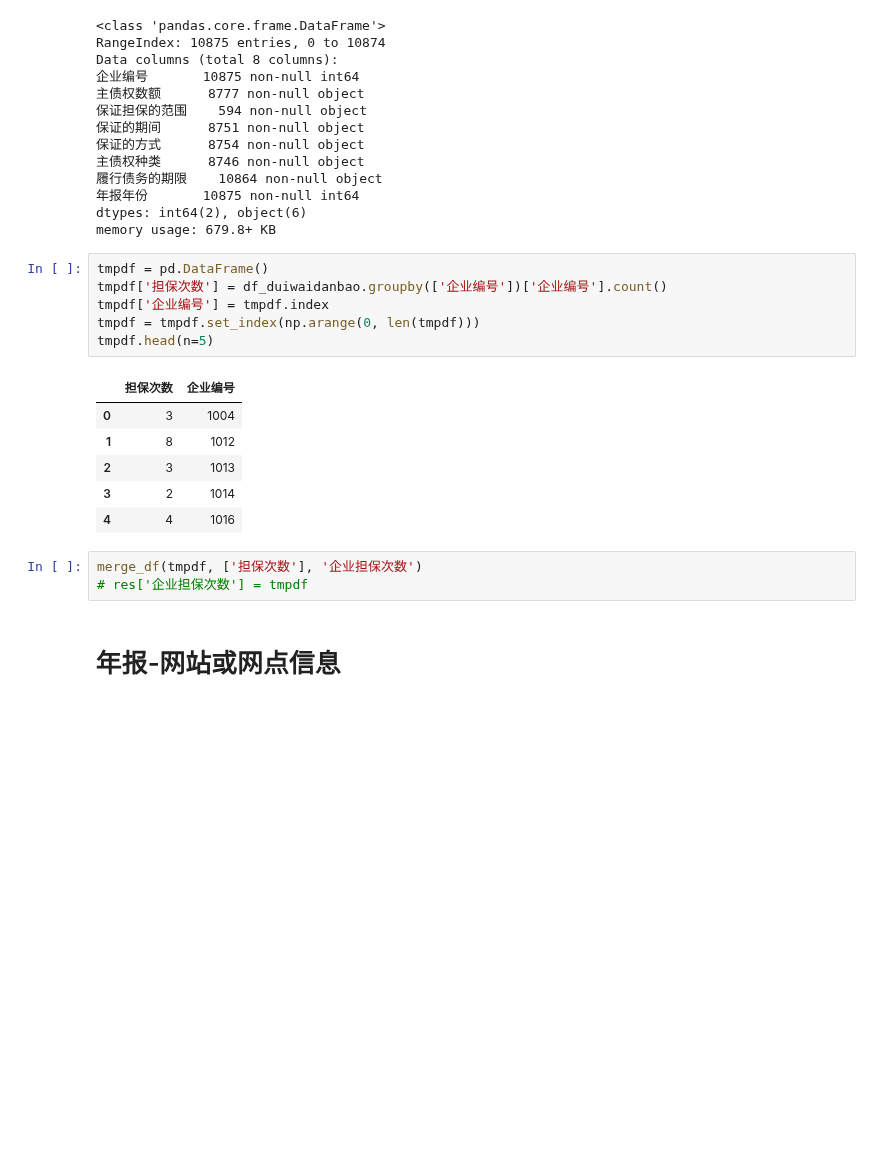
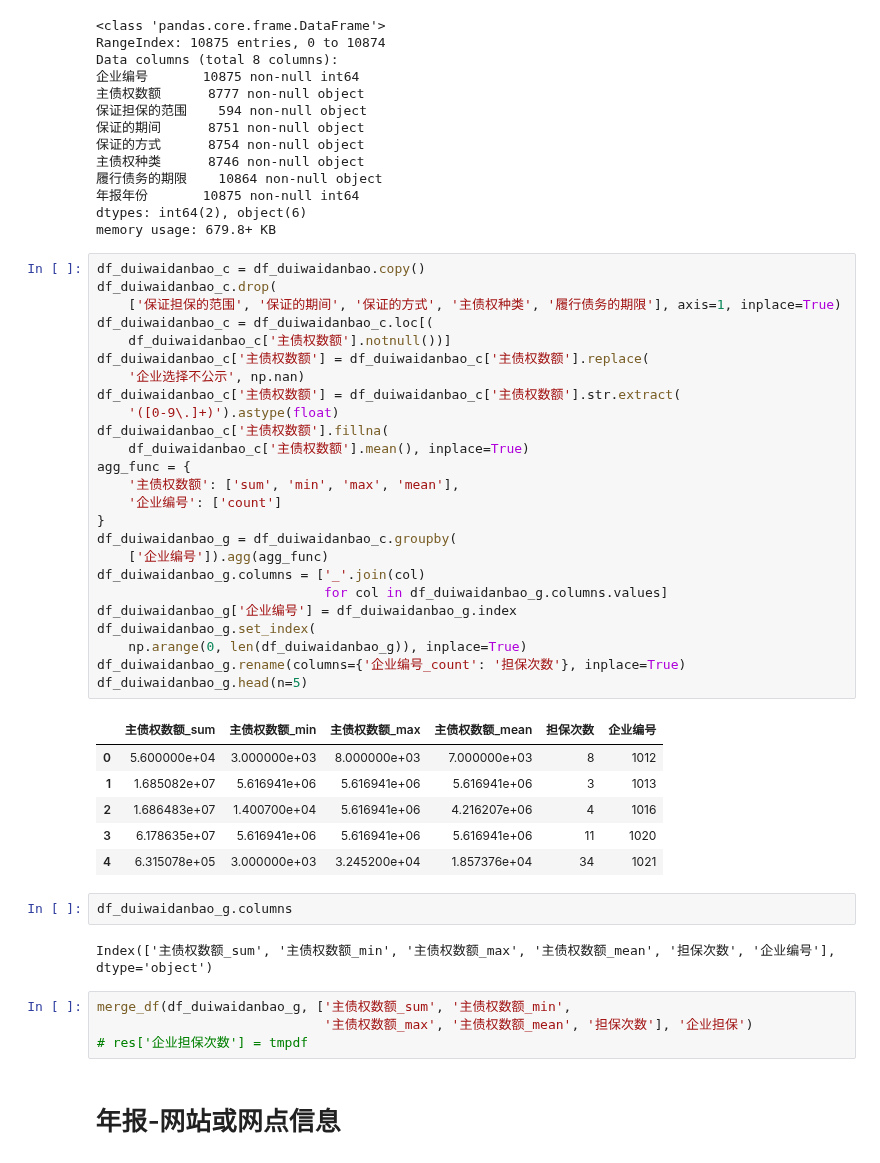
Before and after one commit to AlanConstantine/ISI-WorldCup2019, a Jupyter notebook: Code/FeatureEngineering/CombineNoFinancialData.ipynb, the cells around one changed output. Saved outputs shown, nothing was run; the diff lists cells and outputs as text; blank space fills up the shorter version.

Commit message:
Update CombineNoFinancialData

```diff
--- a/Code/FeatureEngineering/CombineNoFinancialData.ipynb
+++ b/Code/FeatureEngineering/CombineNoFinancialData.ipynb
@@ -896,21 +896,45 @@ Data columns (total 8 columns):
 年报年份       10875 non-null int64
 dtypes: int64(2), object(6)
 memory usage: 679.8+ KB
-# %%
-tmpdf = pd.DataFrame()
-tmpdf['担保次数'] = df_duiwaidanbao.groupby(['企业编号'])['企业编号'].count()
-tmpdf['企业编号'] = tmpdf.index
-tmpdf = tmpdf.set_index(np.arange(0, len(tmpdf)))
-tmpdf.head(n=5)
-# %% [output]
-|  | 担保次数 | 企业编号 |
-| 0 | 3 | 1004 |
-| 1 | 8 | 1012 |
-| 2 | 3 | 1013 |
-| 3 | 2 | 1014 |
-| 4 | 4 | 1016 |
+# %%
+df_duiwaidanbao_c = df_duiwaidanbao.copy()
+df_duiwaidanbao_c.drop(
+    ['保证担保的范围', '保证的期间', '保证的方式', '主债权种类', '履行债务的期限'], axis=1, inplace=True)
+df_duiwaidanbao_c = df_duiwaidanbao_c.loc[(
+    df_duiwaidanbao_c['主债权数额'].notnull())]
+df_duiwaidanbao_c['主债权数额'] = df_duiwaidanbao_c['主债权数额'].replace(
+    '企业选择不公示', np.nan)
+df_duiwaidanbao_c['主债权数额'] = df_duiwaidanbao_c['主债权数额'].str.extract(
+    '([0-9\.]+)').astype(float)
+df_duiwaidanbao_c['主债权数额'].fillna(
+    df_duiwaidanbao_c['主债权数额'].mean(), inplace=True)
+agg_func = {
+    '主债权数额': ['sum', 'min', 'max', 'mean'],
+    '企业编号': ['count']
+}
+df_duiwaidanbao_g = df_duiwaidanbao_c.groupby(
+    ['企业编号']).agg(agg_func)
+df_duiwaidanbao_g.columns = ['_'.join(col)
+                             for col in df_duiwaidanbao_g.columns.values]
+df_duiwaidanbao_g['企业编号'] = df_duiwaidanbao_g.index
+df_duiwaidanbao_g.set_index(
+    np.arange(0, len(df_duiwaidanbao_g)), inplace=True)
+df_duiwaidanbao_g.rename(columns={'企业编号_count': '担保次数'}, inplace=True)
+df_duiwaidanbao_g.head(n=5)
+# %% [output]
+|  | 主债权数额_sum | 主债权数额_min | 主债权数额_max | 主债权数额_mean | 担保次数 | 企业编号 |
+| 0 | 5.600000e+04 | 3.000000e+03 | 8.000000e+03 | 7.000000e+03 | 8 | 1012 |
+| 1 | 1.685082e+07 | 5.616941e+06 | 5.616941e+06 | 5.616941e+06 | 3 | 1013 |
+| 2 | 1.686483e+07 | 1.400700e+04 | 5.616941e+06 | 4.216207e+06 | 4 | 1016 |
+| 3 | 6.178635e+07 | 5.616941e+06 | 5.616941e+06 | 5.616941e+06 | 11 | 1020 |
+| 4 | 6.315078e+05 | 3.000000e+03 | 3.245200e+04 | 1.857376e+04 | 34 | 1021 |
+# %%
+df_duiwaidanbao_g.columns
+# %% [output]
+Index(['主债权数额_sum', '主债权数额_min', '主债权数额_max', '主债权数额_mean', '担保次数', '企业编号'], dtype='object')
 # %%
-merge_df(tmpdf, ['担保次数'], '企业担保次数')
+merge_df(df_duiwaidanbao_g, ['主债权数额_sum', '主债权数额_min',
+                             '主债权数额_max', '主债权数额_mean', '担保次数'], '企业担保')
 # res['企业担保次数'] = tmpdf
 # %% [markdown]
 # 年报-网站或网点信息
```
